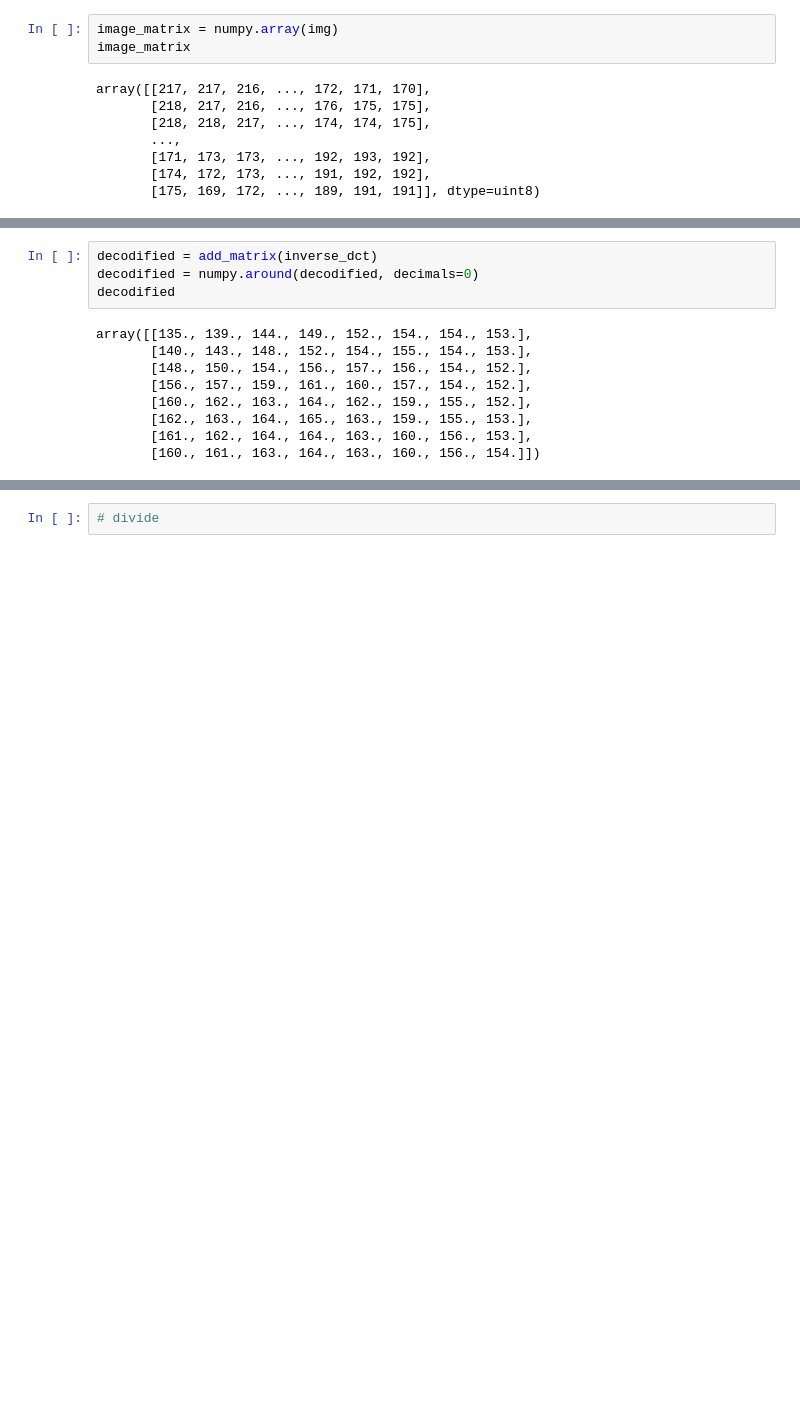
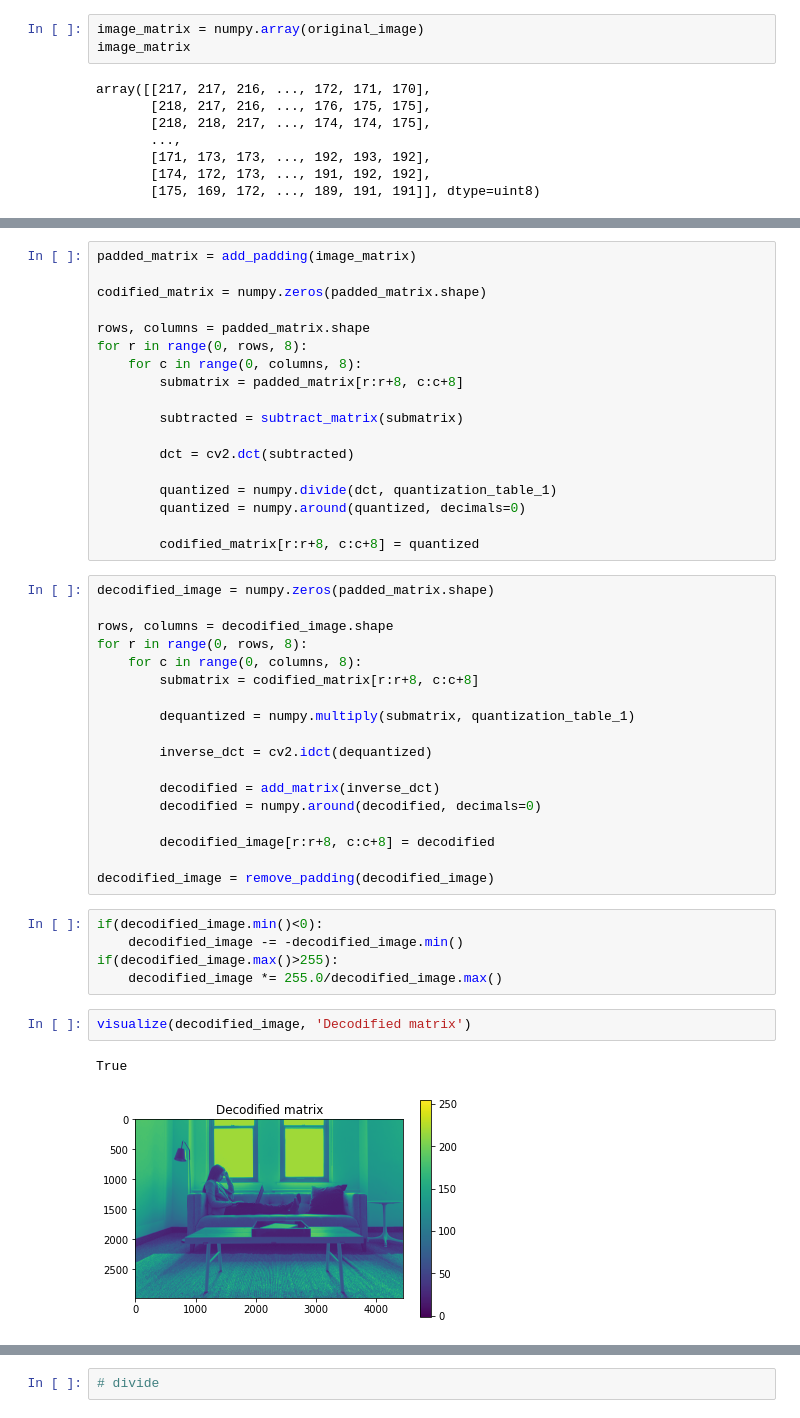
Before and after one commit to lgstvo/tp1-ICV, a Jupyter notebook: image_compressor.ipynb, the cells around one changed output, grey strips where cells are left out. Drawn from its saved outputs; the diff is of its cells as text; blank space fills up the shorter version.

```diff
--- a/image_compressor.ipynb
+++ b/image_compressor.ipynb
@@ -79,7 +101,7 @@ def add_matrix(image_matrix):
 quantization_table_1 = numpy.array([[16, 11, 10, 16, 24, 40, 51, 61], [12, 12, 14, 19, 26, 58, 60, 55], [14, 13, 16, 24, 40, 57, 69, 56], [14, 17, 22, 29, 51, 87, 80, 62], [18, 22, 37, 56, 68, 109, 103, 77], [24, 35, 55, 64, 81, 104, 113, 92], [49, 64, 78, 87, 103, 121, 120, 101], [72, 92, 95, 98, 112, 100, 103, 99]])
 quantization_table_2 = numpy.array([[17, 18, 24, 47, 99, 99, 99, 99], [18, 21, 26, 66, 99, 99, 99, 99], [24, 26, 56, 99, 99, 99, 99, 99], [47, 66, 99, 99, 99, 99, 99, 99], [99, 99, 99, 99, 99, 99, 99, 99], [99, 99, 99, 99, 99, 99, 99, 99], [99, 99, 99, 99, 99, 99, 99, 99], [99, 99, 99, 99, 99, 99, 99, 99]])
 # %%
-image_matrix = numpy.array(img)
+image_matrix = numpy.array(original_image)
 image_matrix
 # %% [output]
 array([[217, 217, 216, ..., 172, 171, 170],
@@ -200,15 +114,48 @@ array([[ 7.4888753 , 10.72930861, 15.88729522, 21.00441277, 24.47207307,
-# %%
-decodified = add_matrix(inverse_dct)
-decodified = numpy.around(decodified, decimals=0)
-decodified
-# %% [output]
-array([[135., 139., 144., 149., 152., 154., 154., 153.],
-       [140., 143., 148., 152., 154., 155., 154., 153.],
-       [148., 150., 154., 156., 157., 156., 154., 152.],
-       [156., 157., 159., 161., 160., 157., 154., 152.],
-       [160., 162., 163., 164., 162., 159., 155., 152.],
-       [162., 163., 164., 165., 163., 159., 155., 153.],
-       [161., 162., 164., 164., 163., 160., 156., 153.],
-       [160., 161., 163., 164., 163., 160., 156., 154.]])
+# %%
+padded_matrix = add_padding(image_matrix)
+
+codified_matrix = numpy.zeros(padded_matrix.shape)
+
+rows, columns = padded_matrix.shape
+for r in range(0, rows, 8):
+    for c in range(0, columns, 8):
+        submatrix = padded_matrix[r:r+8, c:c+8]
+
+        subtracted = subtract_matrix(submatrix)
+
+        dct = cv2.dct(subtracted)
+
+        quantized = numpy.divide(dct, quantization_table_1)
+        quantized = numpy.around(quantized, decimals=0)
+
+        codified_matrix[r:r+8, c:c+8] = quantized
+# %%
+decodified_image = numpy.zeros(padded_matrix.shape)
+
+rows, columns = decodified_image.shape
+for r in range(0, rows, 8):
+    for c in range(0, columns, 8):
+        submatrix = codified_matrix[r:r+8, c:c+8]
+
+        dequantized = numpy.multiply(submatrix, quantization_table_1)
+
+        inverse_dct = cv2.idct(dequantized)
+
+        decodified = add_matrix(inverse_dct)
+        decodified = numpy.around(decodified, decimals=0)
+
+        decodified_image[r:r+8, c:c+8] = decodified
+
+decodified_image = remove_padding(decodified_image)
+# %%
+if(decodified_image.min()<0):
+    decodified_image -= -decodified_image.min()
+if(decodified_image.max()>255):
+    decodified_image *= 255.0/decodified_image.max()
+# %%
+visualize(decodified_image, 'Decodified matrix')
+# %% [output]
+True
+[figure, added]
 # %%
 # load
```
Also changed, not shown: parts of 17 cells of this notebook.
